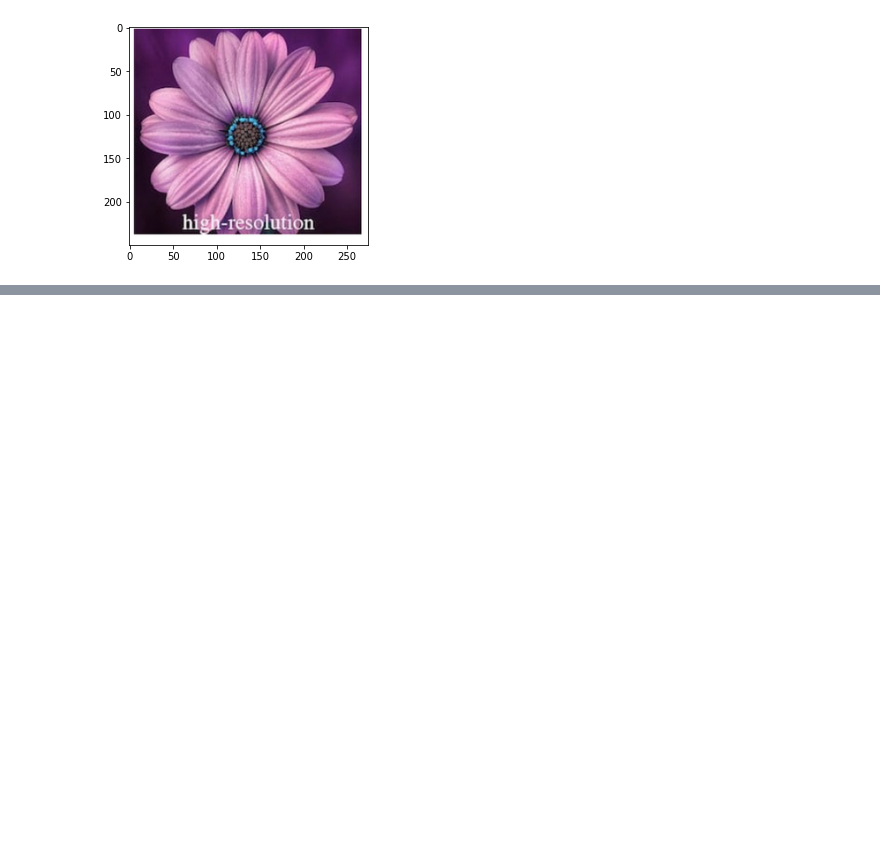
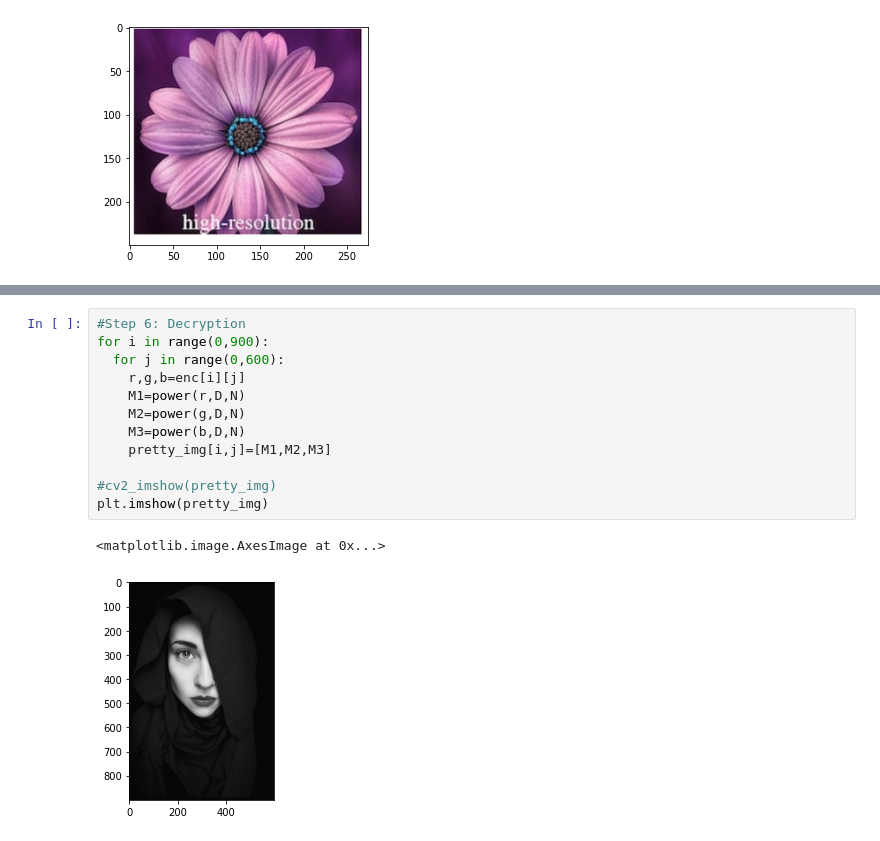
Before and after one commit to farahh001/CSc-486-ComplexityTheory-Final-Project, a Jupyter notebook: RSA_original.ipynb, the cells around one changed output, grey strips where cells are left out. Cells and saved outputs as stored; diff of their text form; blank space fills up the shorter version.

```diff
--- a/RSA_original.ipynb
+++ b/RSA_original.ipynb
@@ -185,0 +222,15 @@ plt.imshow(my_img)
+# %%
+#Step 6: Decryption
+for i in range(0,900):
+  for j in range(0,600):
+    r,g,b=enc[i][j]
+    M1=power(r,D,N)
+    M2=power(g,D,N)
+    M3=power(b,D,N)
+    pretty_img[i,j]=[M1,M2,M3]
+
+#cv2_imshow(pretty_img)
+plt.imshow(pretty_img)
+# %% [output]
+<matplotlib.image.AxesImage at 0x...>
+[figure, added]
```
Also changed, not shown: parts of 7 cells of this notebook, 1 other file.
